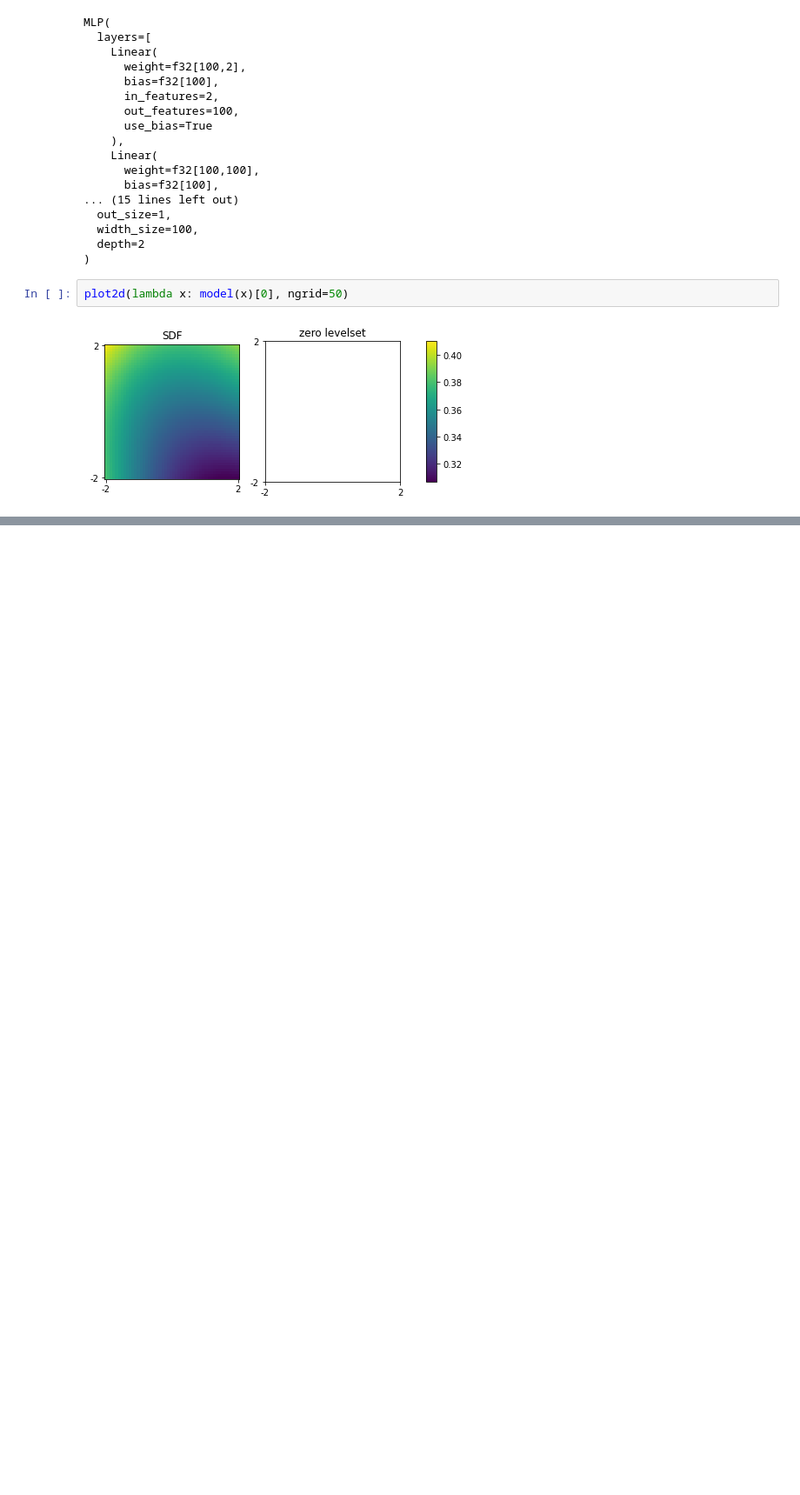
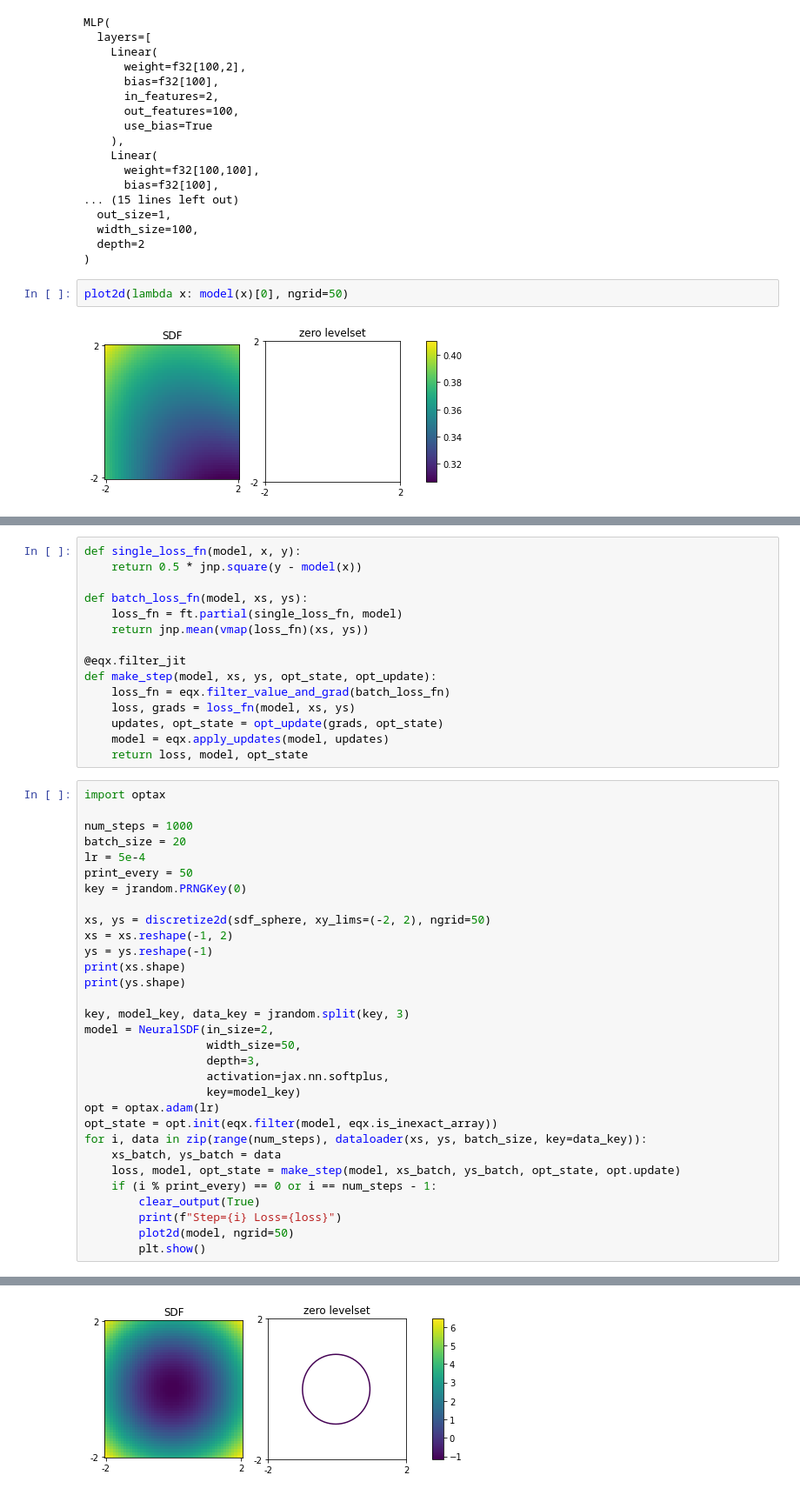
Before and after one commit to niklasschmitz/sdf_jax, a Jupyter notebook: implicit.ipynb, the cells around one changed output, grey strips where cells are left out. Shown at 87% size. Cells and saved outputs as stored; diff of their text form; blank space fills up the shorter version.

```diff
--- a/implicit.ipynb
+++ b/implicit.ipynb
@@ -169,0 +209,47 @@ class NeuralSDF(eqx.Module):
+# %%
+def single_loss_fn(model, x, y):
+    return 0.5 * jnp.square(y - model(x))
+
+def batch_loss_fn(model, xs, ys):
+    loss_fn = ft.partial(single_loss_fn, model)
+    return jnp.mean(vmap(loss_fn)(xs, ys))
+
+@eqx.filter_jit
+def make_step(model, xs, ys, opt_state, opt_update):
+    loss_fn = eqx.filter_value_and_grad(batch_loss_fn)
+    loss, grads = loss_fn(model, xs, ys)
+    updates, opt_state = opt_update(grads, opt_state)
+    model = eqx.apply_updates(model, updates)
+    return loss, model, opt_state
+# %%
+import optax
+
+num_steps = 1000
+batch_size = 20
+lr = 5e-4
+print_every = 50
+key = jrandom.PRNGKey(0)
+
+xs, ys = discretize2d(sdf_sphere, xy_lims=(-2, 2), ngrid=50)
+xs = xs.reshape(-1, 2)
+ys = ys.reshape(-1)
+print(xs.shape)
+print(ys.shape)
+
+key, model_key, data_key = jrandom.split(key, 3)
+model = NeuralSDF(in_size=2,
+                  width_size=50,
+                  depth=3,
+                  activation=jax.nn.softplus,
+                  key=model_key)
+opt = optax.adam(lr)
+opt_state = opt.init(eqx.filter(model, eqx.is_inexact_array))
+for i, data in zip(range(num_steps), dataloader(xs, ys, batch_size, key=data_key)):
+    xs_batch, ys_batch = data
+    loss, model, opt_state = make_step(model, xs_batch, ys_batch, opt_state, opt.update)
+    if (i % print_every) == 0 or i == num_steps - 1:
+        clear_output(True)
+        print(f"Step={i} Loss={loss}")
+        plot2d(model, ngrid=50)
+        plt.show()
+# %% [output]
@@ -169,0 +257 @@ class NeuralSDF(eqx.Module):
+[figure, added]
```
Also changed, not shown: parts of 13 cells of this notebook.
